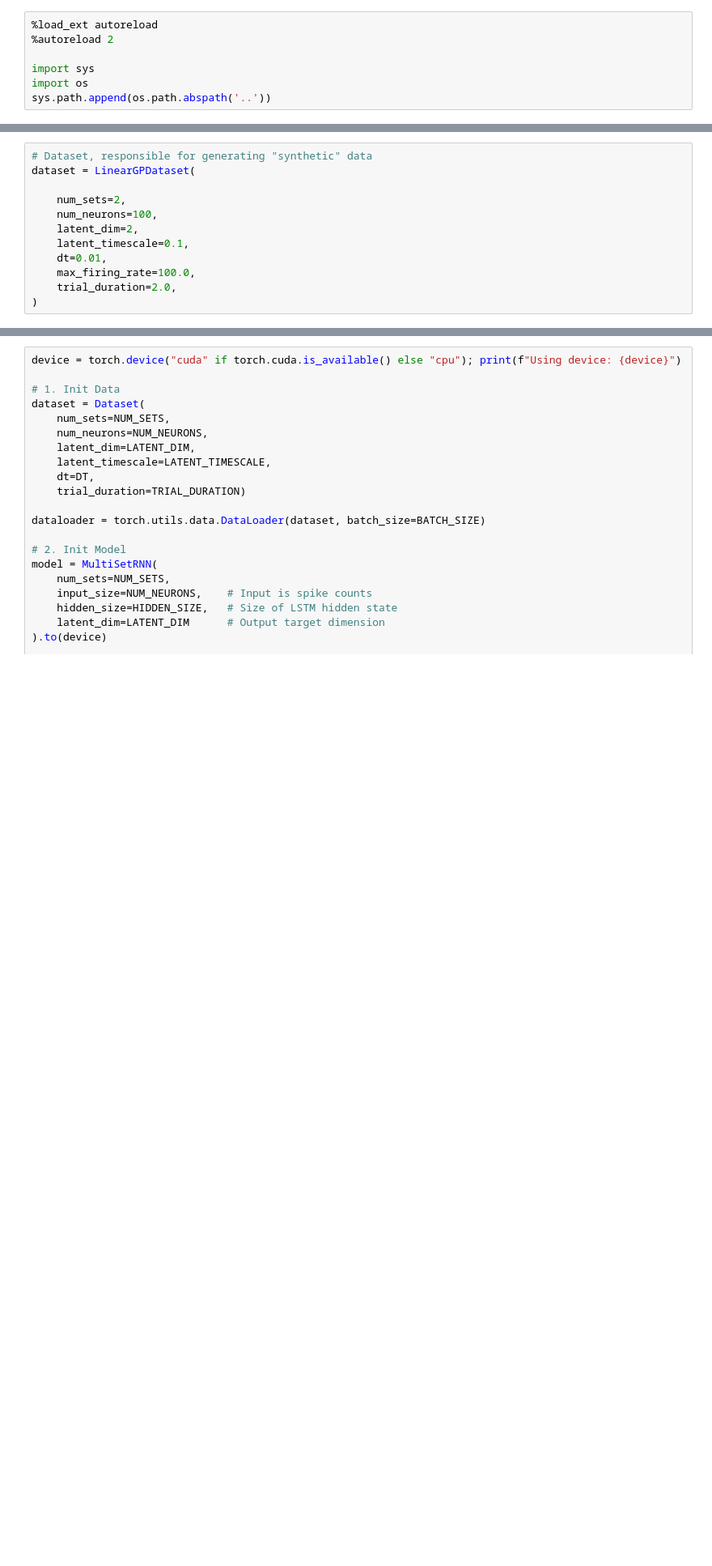
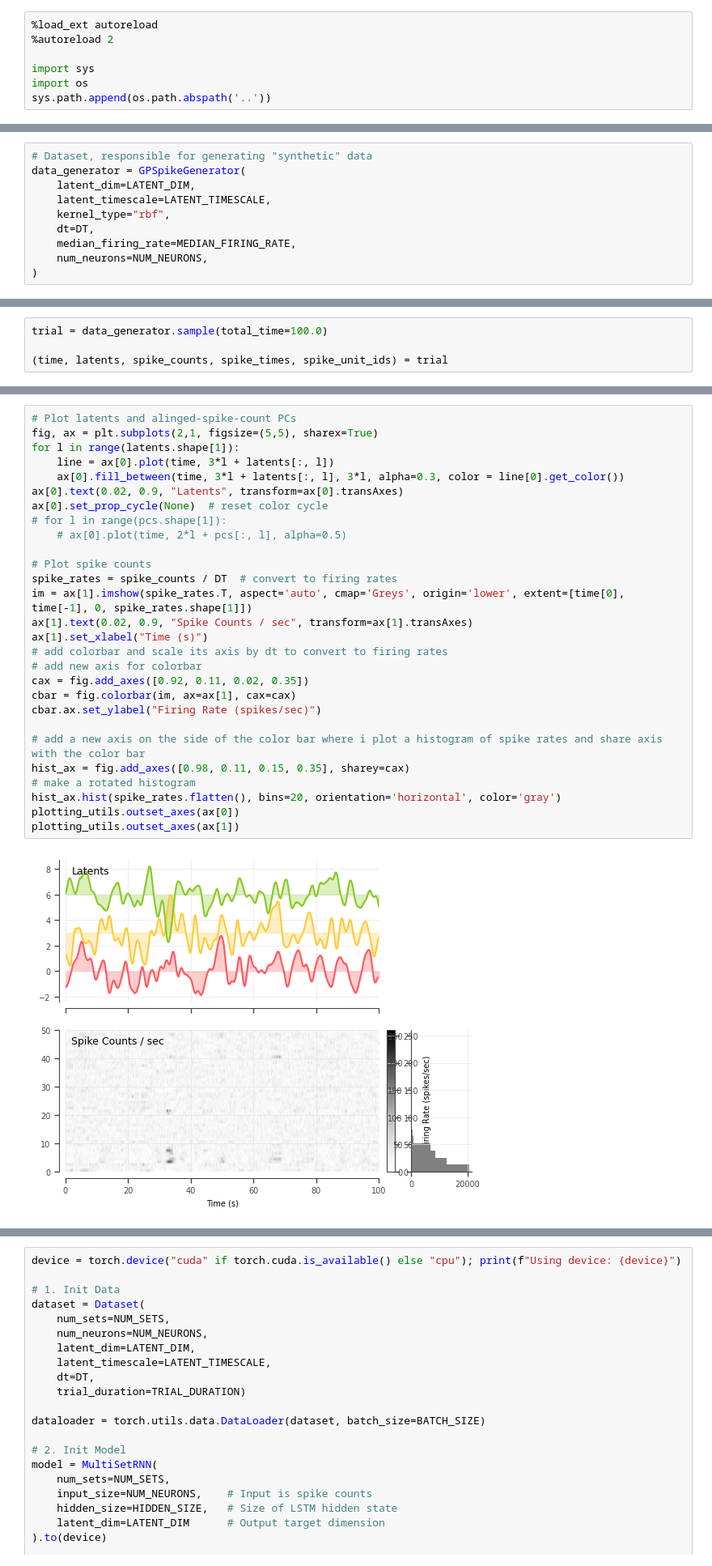
Before and after one commit to TomGeorge1234/pomoco, a Jupyter notebook: notebooks/training.ipynb, the cells around one changed output, grey strips where cells are left out. Shown at 81% size. Cells and saved outputs as stored; diff of their text form; blank space fills up the shorter version.

```diff
--- a/notebooks/training.ipynb
+++ b/notebooks/training.ipynb
@@ -28,12 +27,10 @@ TRIAL_DURATION = 10.0
 # %%
 # Dataset, responsible for generating "synthetic" data
-dataset = LinearGPDataset(
-
-    num_sets=2,
-    num_neurons=100,
-    latent_dim=2,
-    latent_timescale=0.1,
-    dt=0.01,
-    max_firing_rate=100.0,
-    trial_duration=2.0,
+data_generator = GPSpikeGenerator(
+    latent_dim=LATENT_DIM,
+    latent_timescale=LATENT_TIMESCALE,
+    kernel_type="rbf",
+    dt=DT,
+    median_firing_rate=MEDIAN_FIRING_RATE,
+    num_neurons=NUM_NEURONS,
 )
@@ -44,0 +37,4 @@ time, latents, spike_counts, dataset_idx = trial['time'], trial['latents'], tria
+# %%
+trial = data_generator.sample(total_time=100.0)
+
+(time, latents, spike_counts, spike_times, spike_unit_ids) = trial
@@ -45 +44,31 @@ time, latents, spike_counts, dataset_idx = trial['time'], trial['latents'], tria
+# %%
+# Plot latents and alinged-spike-count PCs
+fig, ax = plt.subplots(2,1, figsize=(5,5), sharex=True)
+for l in range(latents.shape[1]):
+    line = ax[0].plot(time, 3*l + latents[:, l])
+    ax[0].fill_between(time, 3*l + latents[:, l], 3*l, alpha=0.3, color = line[0].get_color())
+ax[0].text(0.02, 0.9, "Latents", transform=ax[0].transAxes)
+ax[0].set_prop_cycle(None)  # reset color cycle
+# for l in range(pcs.shape[1]):
+    # ax[0].plot(time, 2*l + pcs[:, l], alpha=0.5)
+
+# Plot spike counts
+spike_rates = spike_counts / DT  # convert to firing rates
+im = ax[1].imshow(spike_rates.T, aspect='auto', cmap='Greys', origin='lower', extent=[time[0], time[-1], 0, spike_rates.shape[1]])
+ax[1].text(0.02, 0.9, "Spike Counts / sec", transform=ax[1].transAxes)
+ax[1].set_xlabel("Time (s)")
+# add colorbar and scale its axis by dt to convert to firing rates
+# add new axis for colorbar
+cax = fig.add_axes([0.92, 0.11, 0.02, 0.35])
+cbar = fig.colorbar(im, ax=ax[1], cax=cax)
+cbar.ax.set_ylabel("Firing Rate (spikes/sec)")
+
+# add a new axis on the side of the color bar where i plot a histogram of spike rates and share axis with the color bar
+hist_ax = fig.add_axes([0.98, 0.11, 0.15, 0.35], sharey=cax)
+# make a rotated histogram
+hist_ax.hist(spike_rates.flatten(), bins=20, orientation='horizontal', color='gray')
+plotting_utils.outset_axes(ax[0])
+plotting_utils.outset_axes(ax[1])
+# %% [output]
+[figure, added]
 # %%
```
Also changed, not shown: parts of 7 cells of this notebook, 3 other files.
